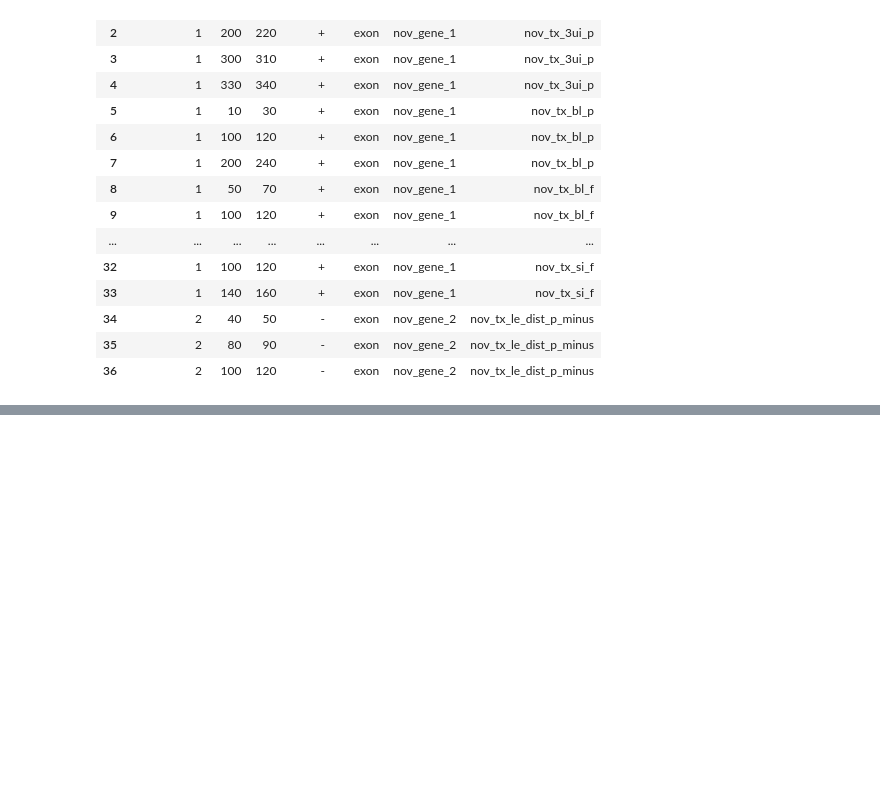
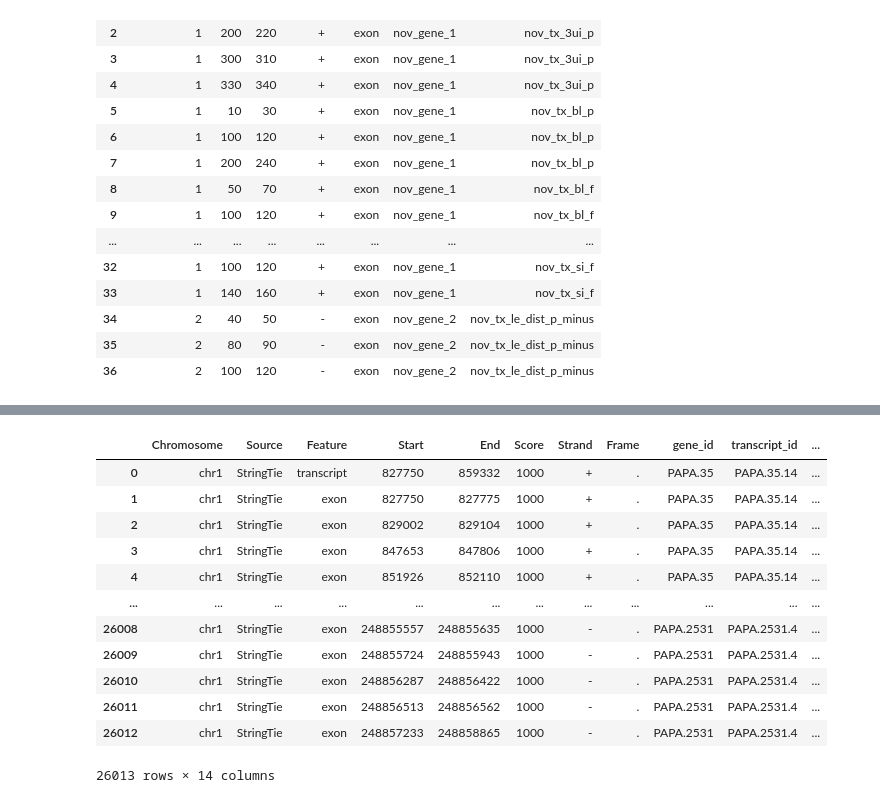
Before and after one commit to frattalab/PAPA, a Jupyter notebook: scripts/stringtie_intron_chain_classification.ipynb, the cells around one changed output, grey strips where cells are left out. Cells and saved outputs as stored; diff of their text form; code cells hidden in the pictures; blank space fills up the shorter version.

```diff
--- a/scripts/stringtie_intron_chain_classification.ipynb
+++ b/scripts/stringtie_intron_chain_classification.ipynb
@@ -765,9 +702,23 @@ pr.data.ensembl_gtf().subset(lambda df: (df.gene_id == "ENSG00000205231") & (df.
 pr.data.ensembl_gtf().subset(lambda df: (df.gene_id == "ENSG00000205231")).features.introns(by="transcript")
 #Start of first feature, end of next along (if properly sorted)
 # %%
-# path_stie_gtf_chr1_nov = "../two_sample_example_output/stringtie/chr1.no_ref_id.TDP43-F_S6.assembled.gtf"
-# path_ref_gtf = "../data/annotation/gencode.v34.annotation.gtf"
+path_stie_gtf_chr1_nov = "../two_sample_example_output/stringtie/chr1.no_ref_id.TDP43-F_S6.assembled.gtf"
+path_ref_gtf = "../data/annotation/gencode.v34.annotation.gtf"
 # %%
-# stie_chr1 = pr.read_gtf(path_stie_gtf_chr1_nov)
-# stie_chr1
+stie_chr1 = pr.read_gtf(path_stie_gtf_chr1_nov)
+stie_chr1
+# %% [output]
+|  | Chromosome | Source | Feature | Start | End | Score | Strand | Frame | gene_id | transcript_id | ... |
+| 0 | chr1 | StringTie | transcript | 827750 | 859332 | 1000 | + | . | PAPA.35 | PAPA.35.14 | ... |
+| 1 | chr1 | StringTie | exon | 827750 | 827775 | 1000 | + | . | PAPA.35 | PAPA.35.14 | ... |
+| 2 | chr1 | StringTie | exon | 829002 | 829104 | 1000 | + | . | PAPA.35 | PAPA.35.14 | ... |
+| 3 | chr1 | StringTie | exon | 847653 | 847806 | 1000 | + | . | PAPA.35 | PAPA.35.14 | ... |
+| 4 | chr1 | StringTie | exon | 851926 | 852110 | 1000 | + | . | PAPA.35 | PAPA.35.14 | ... |
+| ... | ... | ... | ... | ... | ... | ... | ... | ... | ... | ... | ... |
+| 26008 | chr1 | StringTie | exon | 248855557 | 248855635 | 1000 | - | . | PAPA.2531 | PAPA.2531.4 | ... |
+| 26009 | chr1 | StringTie | exon | 248855724 | 248855943 | 1000 | - | . | PAPA.2531 | PAPA.2531.4 | ... |
+| 26010 | chr1 | StringTie | exon | 248856287 | 248856422 | 1000 | - | . | PAPA.2531 | PAPA.2531.4 | ... |
+| 26011 | chr1 | StringTie | exon | 248856513 | 248856562 | 1000 | - | . | PAPA.2531 | PAPA.2531.4 | ... |
+| 26012 | chr1 | StringTie | exon | 248857233 | 248858865 | 1000 | - | . | PAPA.2531 | PAPA.2531.4 | ... |
+26013 rows × 14 columns
 # %%
```
Also changed, not shown: parts of 24 cells of this notebook.
